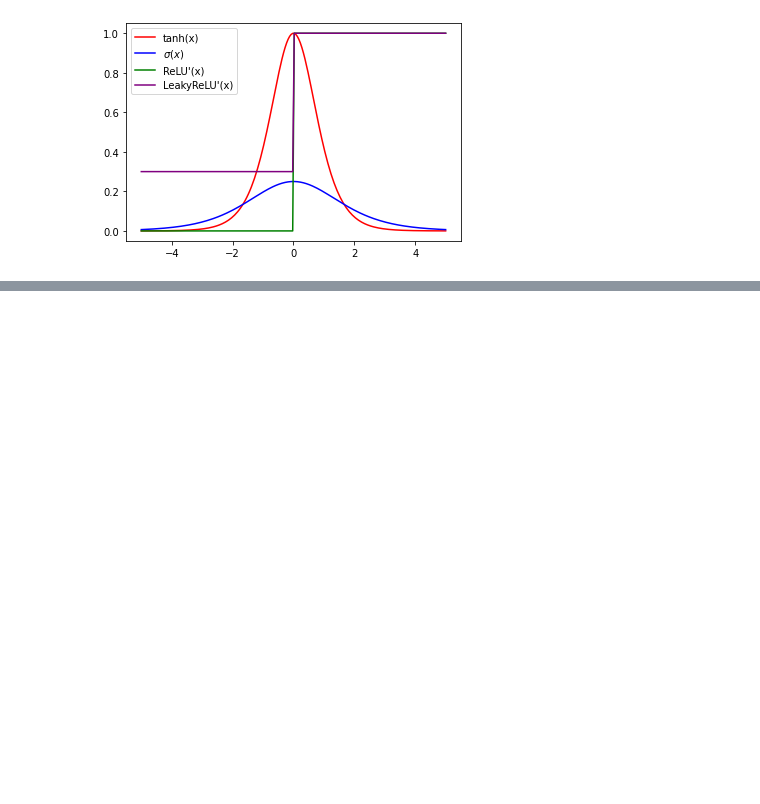
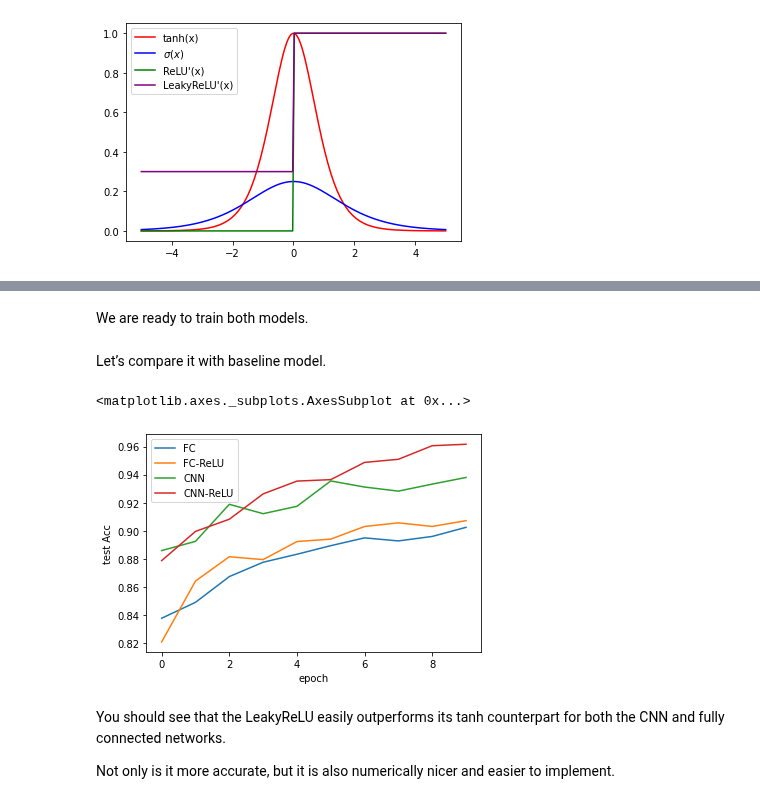
Before and after one commit to rahiakela/deep-learning-research-and-practice, a Jupyter notebook: inside-deep-learing/06-common-design-building-blocks/01_better_activation_functions.ipynb, the cells around one changed output, grey strips where cells are left out. Drawn from its saved outputs; the diff is of its cells as text; code cells hidden in the pictures; blank space fills up the shorter version.

```diff
--- a/inside-deep-learing/06-common-design-building-blocks/01_better_activation_functions.ipynb
+++ b/inside-deep-learing/06-common-design-building-blocks/01_better_activation_functions.ipynb
@@ -295,0 +301,3 @@ sns.lineplot(x=activation_input, y=leaky_deriv, color="purple", label="LeakyReLU
+# %%
+# How much I want the LeakyReLU to "leak" by. Anything in [0.01, 0.3] would have been fine.
+leak_rate = 0.1
@@ -295,0 +336,54 @@ sns.lineplot(x=activation_input, y=leaky_deriv, color="purple", label="LeakyReLU
+# %%
+cnn_relu_model = nn.Sequential(
+  cnn_layer(C, n_filters),
+  cnn_layer(n_filters),
+  cnn_layer(n_filters),
+  nn.MaxPool2d((2,2)),
+
+  cnn_layer(n_filters, 2 * n_filters),
+  cnn_layer(2 * n_filters),
+  cnn_layer(2 * n_filters),
+  nn.MaxPool2d((2,2)),
+
+  cnn_layer(2 * n_filters, 4 * n_filters),
+  cnn_layer(4 * n_filters),
+
+  nn.Flatten(),
+  nn.Linear(D*n_filters//4, classes),
+)
+# %% [markdown]
+We are ready to train both models.
+# %%
+fc_relu_results = train_network(fc_relu_model,
+                          loss_func,
+                          training_loader,
+                          epochs=10,
+                          test_loader=testing_loader,
+                          score_funcs={"Acc": accuracy_score},
+                          device=device)
+del fc_relu_model
+# %%
+cnn_relu_results = train_network(cnn_relu_model,
+                          loss_func,
+                          training_loader,
+                          epochs=10,
+                          test_loader=testing_loader,
+                          score_funcs={"Acc": accuracy_score},
+                          device=device)
+del cnn_relu_model
+# %% [markdown]
+Let’s compare it with baseline model.
+# %%
+sns.lineplot(x="epoch", y="test Acc", data=fc_results, label="FC")
+sns.lineplot(x="epoch", y="test Acc", data=fc_relu_results, label="FC-ReLU")
+sns.lineplot(x="epoch", y="test Acc", data=cnn_results, label="CNN")
+sns.lineplot(x="epoch", y="test Acc", data=cnn_relu_results, label="CNN-ReLU")
+# %% [output]
+<matplotlib.axes._subplots.AxesSubplot at 0x...>
+[figure, added]
+# %% [markdown]
+You should see that the LeakyReLU easily outperforms its tanh counterpart for both the
+CNN and fully connected networks.
+
+Not only is it more accurate, but it is also numerically
+nicer and easier to implement.
```
Also changed, not shown: parts of 8 cells of this notebook.
